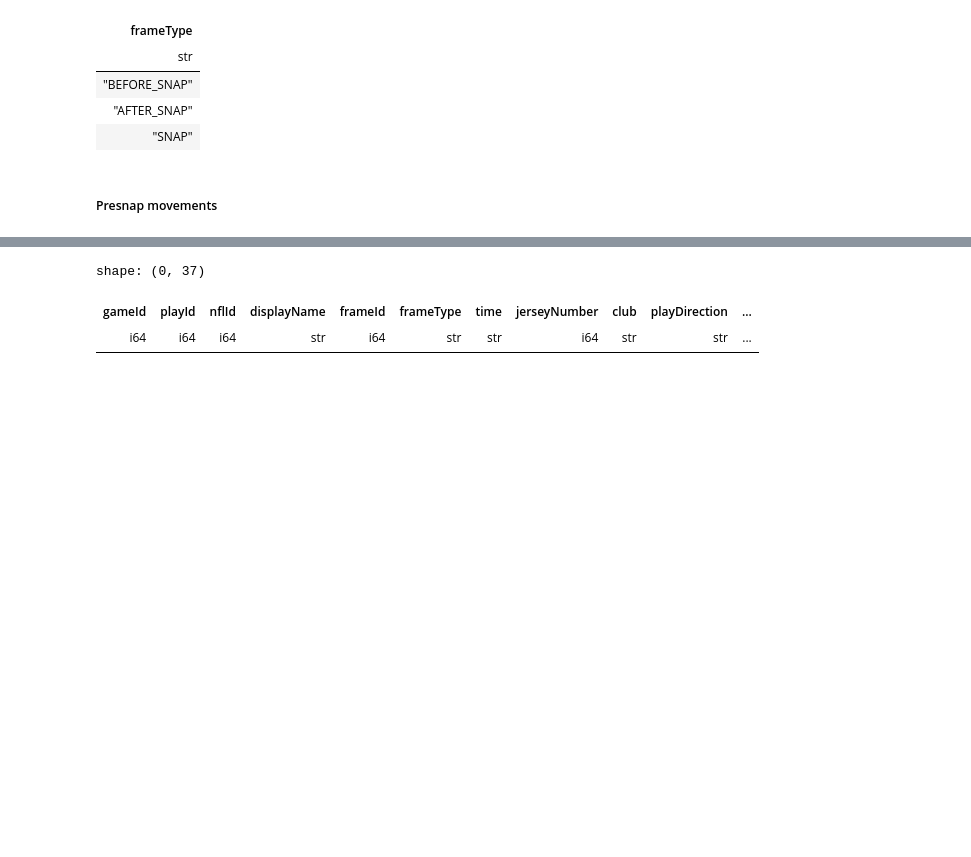
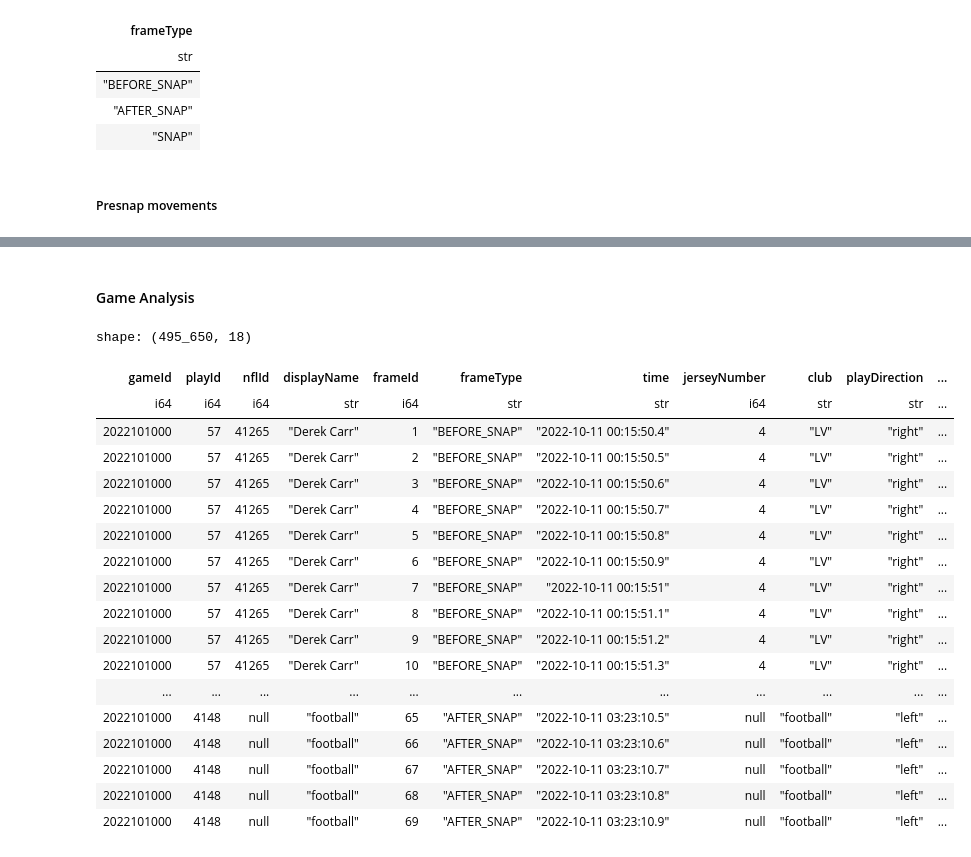
Before and after one commit to deepwaterpaladin/PlayCaller, a Jupyter notebook: main.ipynb, the cells around one changed output, grey strips where cells are left out. Saved outputs shown, nothing was run; the diff lists cells and outputs as text; code cells hidden in the pictures; blank space fills up the shorter version.

```diff
--- a/main.ipynb
+++ b/main.ipynb
@@ -141,7 +91,2 @@ def calculate_presnap_movement(presnap:pl.DataFrame, snap:pl.DataFrame) -> pl.Da
-# %%
-new = calculate_presnap_movement(df, snap)
-new
-# %% [output]
-shape: (0, 37)
-| gameId | playId | nflId | displayName | frameId | frameType | time | jerseyNumber | club | playDirection | ... |
-| i64 | i64 | i64 | str | i64 | str | str | i64 | str | str | ... |
+# %% [markdown]
+#### Game Analysis
@@ -147,0 +139,24 @@ shape: (0, 37)
+# %%
+test_game = tracking_data.filter(
+    (pl.col("gameId") == 2022101000)
+)
+# %% [output]
+shape: (495_650, 18)
+| gameId | playId | nflId | displayName | frameId | frameType | time | jerseyNumber | club | playDirection | ... |
+| i64 | i64 | i64 | str | i64 | str | str | i64 | str | str | ... |
+| 2022101000 | 57 | 41265 | "Derek Carr" | 1 | "BEFORE_SNAP" | "2022-10-11 00:15:50.4" | 4 | "LV" | "right" | ... |
+| 2022101000 | 57 | 41265 | "Derek Carr" | 2 | "BEFORE_SNAP" | "2022-10-11 00:15:50.5" | 4 | "LV" | "right" | ... |
+| 2022101000 | 57 | 41265 | "Derek Carr" | 3 | "BEFORE_SNAP" | "2022-10-11 00:15:50.6" | 4 | "LV" | "right" | ... |
+| 2022101000 | 57 | 41265 | "Derek Carr" | 4 | "BEFORE_SNAP" | "2022-10-11 00:15:50.7" | 4 | "LV" | "right" | ... |
+| 2022101000 | 57 | 41265 | "Derek Carr" | 5 | "BEFORE_SNAP" | "2022-10-11 00:15:50.8" | 4 | "LV" | "right" | ... |
+| 2022101000 | 57 | 41265 | "Derek Carr" | 6 | "BEFORE_SNAP" | "2022-10-11 00:15:50.9" | 4 | "LV" | "right" | ... |
+| 2022101000 | 57 | 41265 | "Derek Carr" | 7 | "BEFORE_SNAP" | "2022-10-11 00:15:51" | 4 | "LV" | "right" | ... |
+| 2022101000 | 57 | 41265 | "Derek Carr" | 8 | "BEFORE_SNAP" | "2022-10-11 00:15:51.1" | 4 | "LV" | "right" | ... |
+| 2022101000 | 57 | 41265 | "Derek Carr" | 9 | "BEFORE_SNAP" | "2022-10-11 00:15:51.2" | 4 | "LV" | "right" | ... |
+| 2022101000 | 57 | 41265 | "Derek Carr" | 10 | "BEFORE_SNAP" | "2022-10-11 00:15:51.3" | 4 | "LV" | "right" | ... |
+| ... | ... | ... | ... | ... | ... | ... | ... | ... | ... | ... |
+| 2022101000 | 4148 | null | "football" | 65 | "AFTER_SNAP" | "2022-10-11 03:23:10.5" | null | "football" | "left" | ... |
+| 2022101000 | 4148 | null | "football" | 66 | "AFTER_SNAP" | "2022-10-11 03:23:10.6" | null | "football" | "left" | ... |
+| 2022101000 | 4148 | null | "football" | 67 | "AFTER_SNAP" | "2022-10-11 03:23:10.7" | null | "football" | "left" | ... |
+| 2022101000 | 4148 | null | "football" | 68 | "AFTER_SNAP" | "2022-10-11 03:23:10.8" | null | "football" | "left" | ... |
+| 2022101000 | 4148 | null | "football" | 69 | "AFTER_SNAP" | "2022-10-11 03:23:10.9" | null | "football" | "left" | ... |
```
Also changed, not shown: parts of 10 cells of this notebook.
